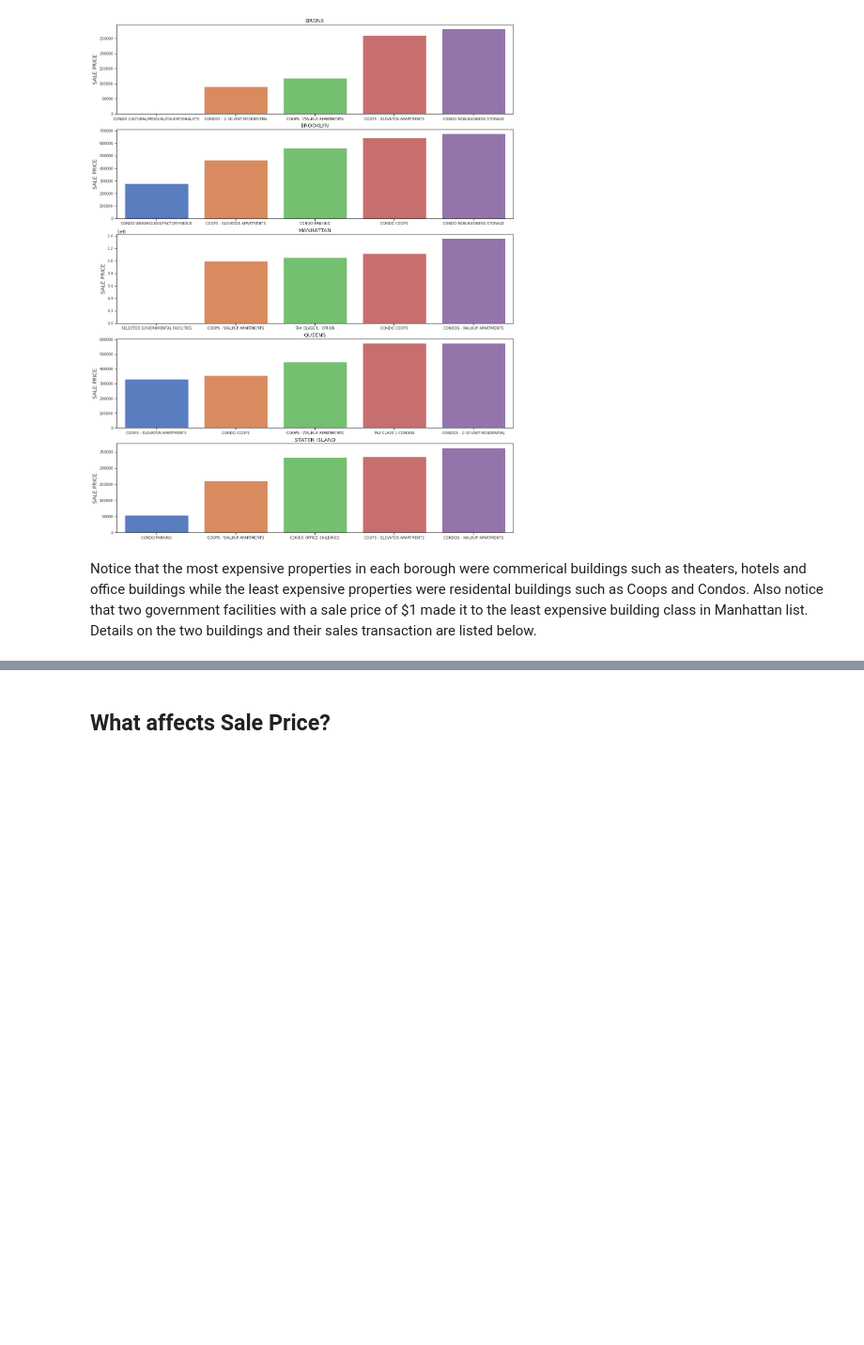
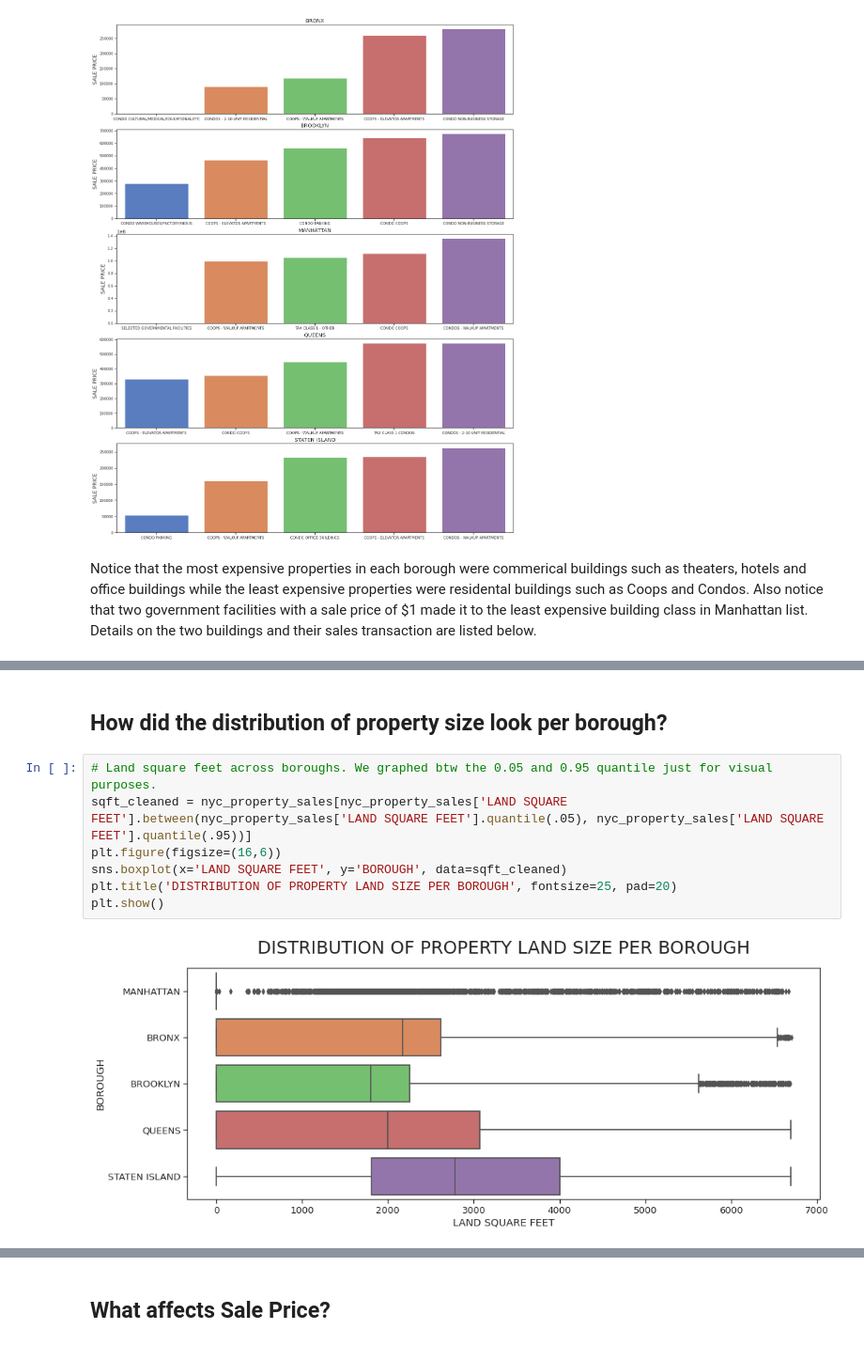
Before and after one commit to qlin1996/NYC_Property_Sales, a Jupyter notebook: NYC_Property_Sales.ipynb, the cells around one changed output, grey strips where cells are left out. Shown at 94% size. Saved outputs shown, nothing was run; the diff lists cells and outputs as text; blank space fills up the shorter version.

```diff
--- a/NYC_Property_Sales.ipynb
+++ b/NYC_Property_Sales.ipynb
@@ -495,3 +481,14 @@ nyc_property_sales[(nyc_property_sales['BOROUGH']=='MANHATTAN')&(nyc_property_sa
 |  | BOROUGH | NEIGHBORHOOD | BUILDING CLASS | ADDRESS | ZIP CODE | LAND SQUARE FEET | GROSS SQUARE FEET | ... |
 | 90070 | MANHATTAN | HARLEM-CENTRAL | SELECTED GOVERNMENTAL FACILITIES | 120 EAST 125 STREET | 10035 | 2523 | 8500 | ... |
 | 161911 | MANHATTAN | LOWER EAST SIDE | SELECTED GOVERNMENTAL FACILITIES | 269 HENRY STREET | 10002 | 1962 | 6041 | ... |
+# %% [markdown]
+## How did the distribution of property size look per borough?
+# %%
+# Land square feet across boroughs. We graphed btw the 0.05 and 0.95 quantile just for visual purposes.
+sqft_cleaned = nyc_property_sales[nyc_property_sales['LAND SQUARE FEET'].between(nyc_property_sales['LAND SQUARE FEET'].quantile(.05), nyc_property_sales['LAND SQUARE FEET'].quantile(.95))]
+plt.figure(figsize=(16,6))
+sns.boxplot(x='LAND SQUARE FEET', y='BOROUGH', data=sqft_cleaned)
+plt.title('DISTRIBUTION OF PROPERTY LAND SIZE PER BOROUGH', fontsize=25, pad=20)
+plt.show()
+# %% [output]
+[figure, added]
```
Also changed, not shown: parts of 30 cells of this notebook.
